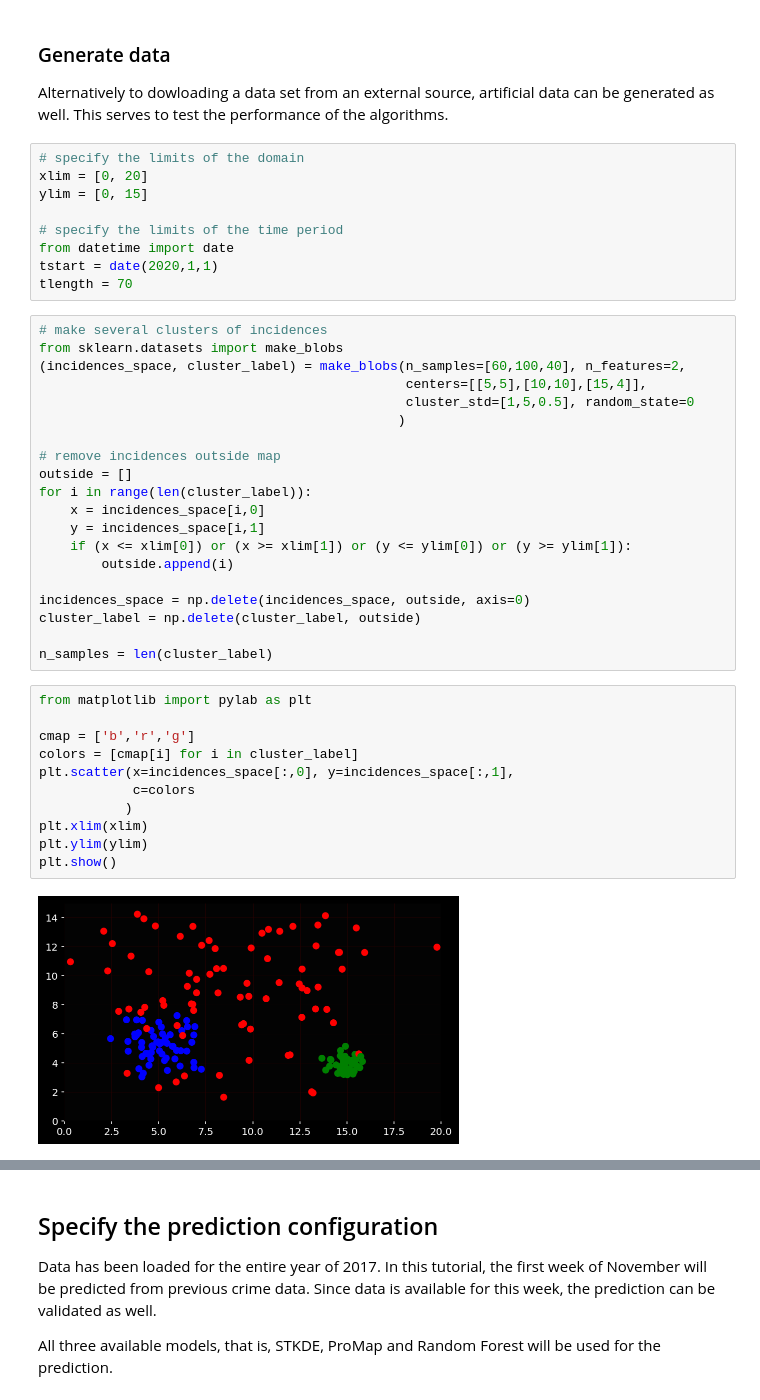
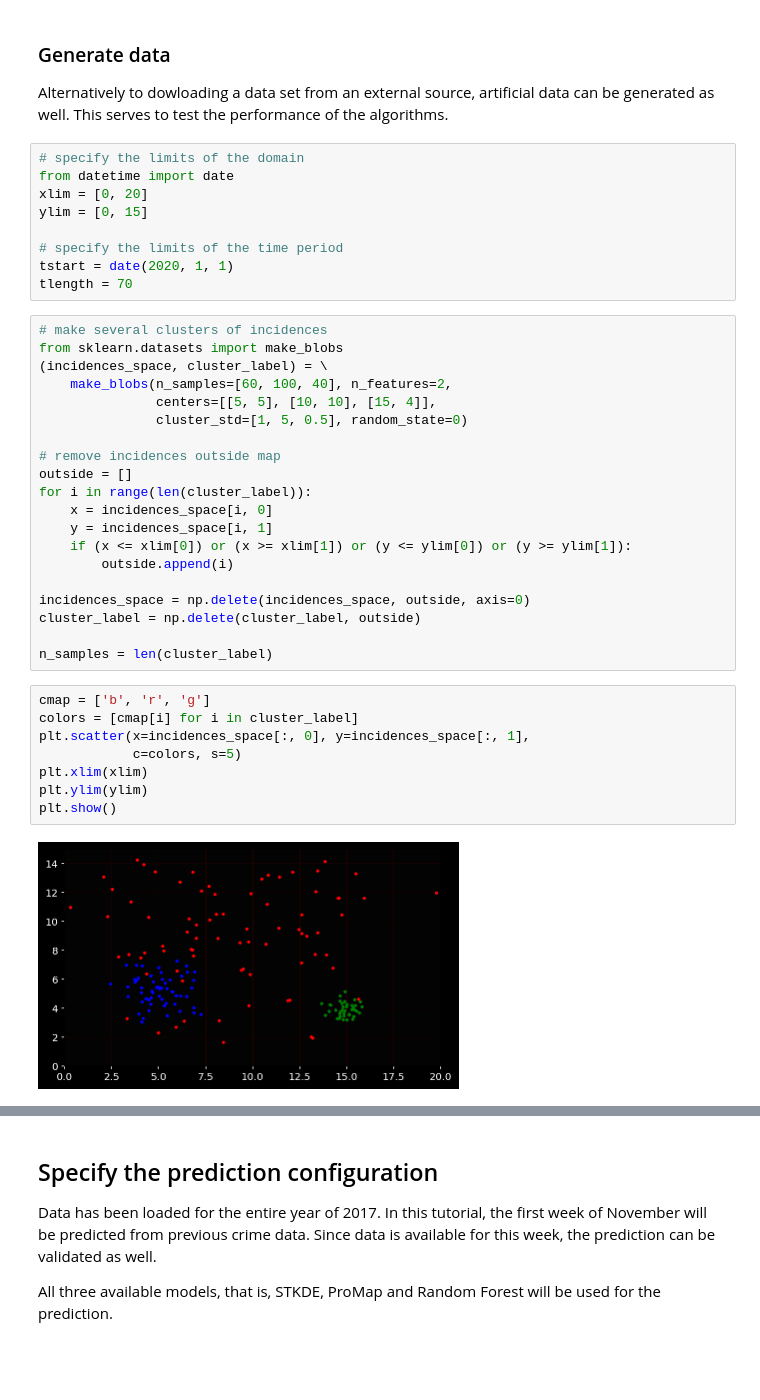
Before and after one commit to chris-carstens/iPre-2019-1, a Jupyter notebook: TutorialDallas-20201028-generated-data.ipynb, the cells around one changed output, grey strips where cells are left out. Saved outputs shown, nothing was run; the diff lists cells and outputs as text; blank space fills up the shorter version.

```diff
--- a/TutorialDallas-20201028-generated-data.ipynb
+++ b/TutorialDallas-20201028-generated-data.ipynb
@@ -50,26 +52,26 @@ data.head()
 Alternatively to dowloading a data set from an external source, artificial data can be generated as well. This serves to test the performance of the algorithms.
 # %%
 # specify the limits of the domain
+from datetime import date
 xlim = [0, 20]
 ylim = [0, 15]
 
 # specify the limits of the time period
-from datetime import date
-tstart = date(2020,1,1)
+tstart = date(2020, 1, 1)
 tlength = 70
 # %%
 # make several clusters of incidences
 from sklearn.datasets import make_blobs
-(incidences_space, cluster_label) = make_blobs(n_samples=[60,100,40], n_features=2,
-                                               centers=[[5,5],[10,10],[15,4]],
-                                               cluster_std=[1,5,0.5], random_state=0
-                                              )
+(incidences_space, cluster_label) = \
+    make_blobs(n_samples=[60, 100, 40], n_features=2,
+               centers=[[5, 5], [10, 10], [15, 4]],
+               cluster_std=[1, 5, 0.5], random_state=0)
 
 # remove incidences outside map
 outside = []
 for i in range(len(cluster_label)):
-    x = incidences_space[i,0]
-    y = incidences_space[i,1]
+    x = incidences_space[i, 0]
+    y = incidences_space[i, 1]
     if (x <= xlim[0]) or (x >= xlim[1]) or (y <= ylim[0]) or (y >= ylim[1]):
         outside.append(i)
 
@@ -78,16 +80,13 @@ cluster_label = np.delete(cluster_label, outside)
 
 n_samples = len(cluster_label)
 # %%
-from matplotlib import pylab as plt
-
-cmap = ['b','r','g']
+cmap = ['b', 'r', 'g']
 colors = [cmap[i] for i in cluster_label]
-plt.scatter(x=incidences_space[:,0], y=incidences_space[:,1],
-            c=colors
-           )
+plt.scatter(x=incidences_space[:, 0], y=incidences_space[:, 1],
+            c=colors, s=5)
 plt.xlim(xlim)
 plt.ylim(ylim)
 plt.show()
 # %% [output]
-[figure, old version]
+[figure, new version]
 # %%
```
Also changed, not shown: parts of 7 cells of this notebook, 3 other files.
